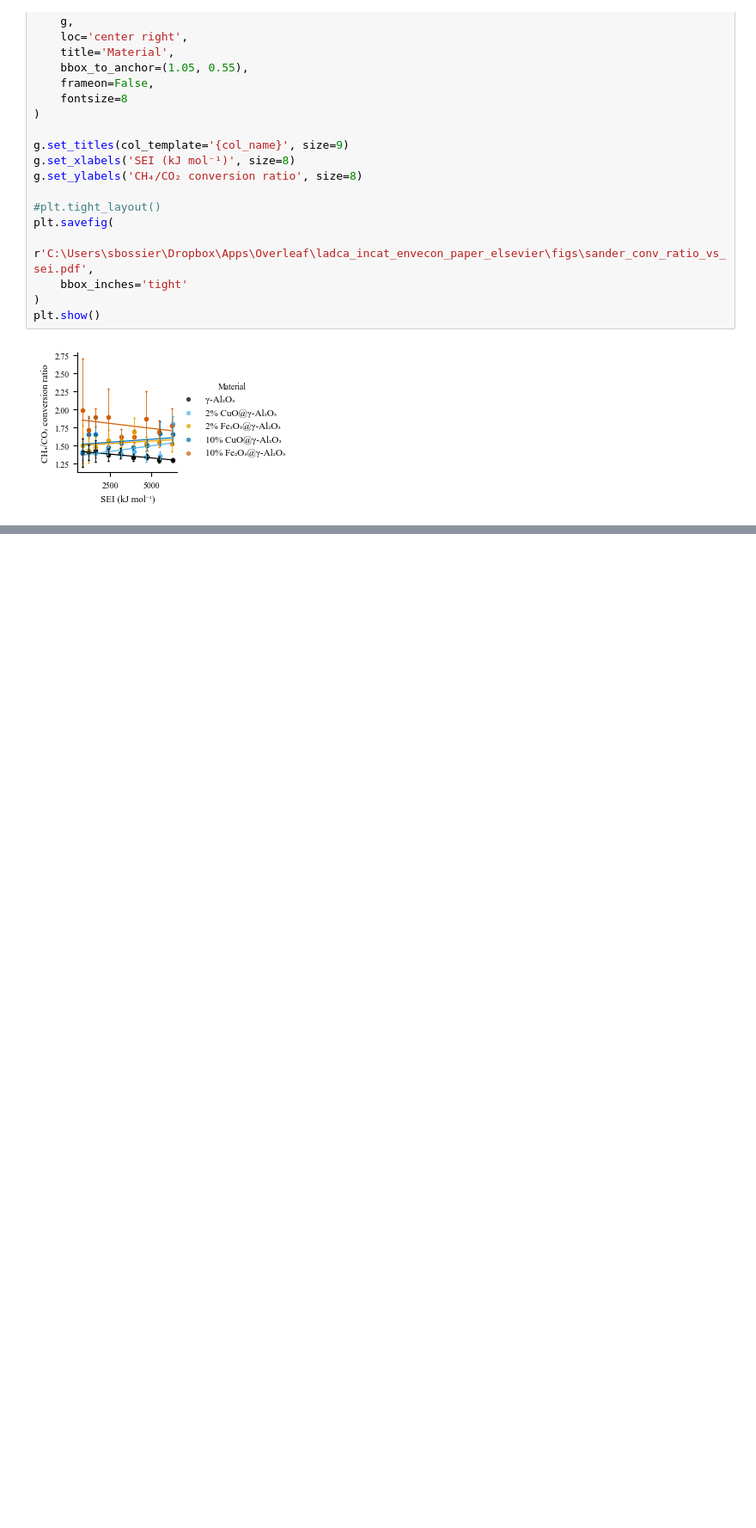
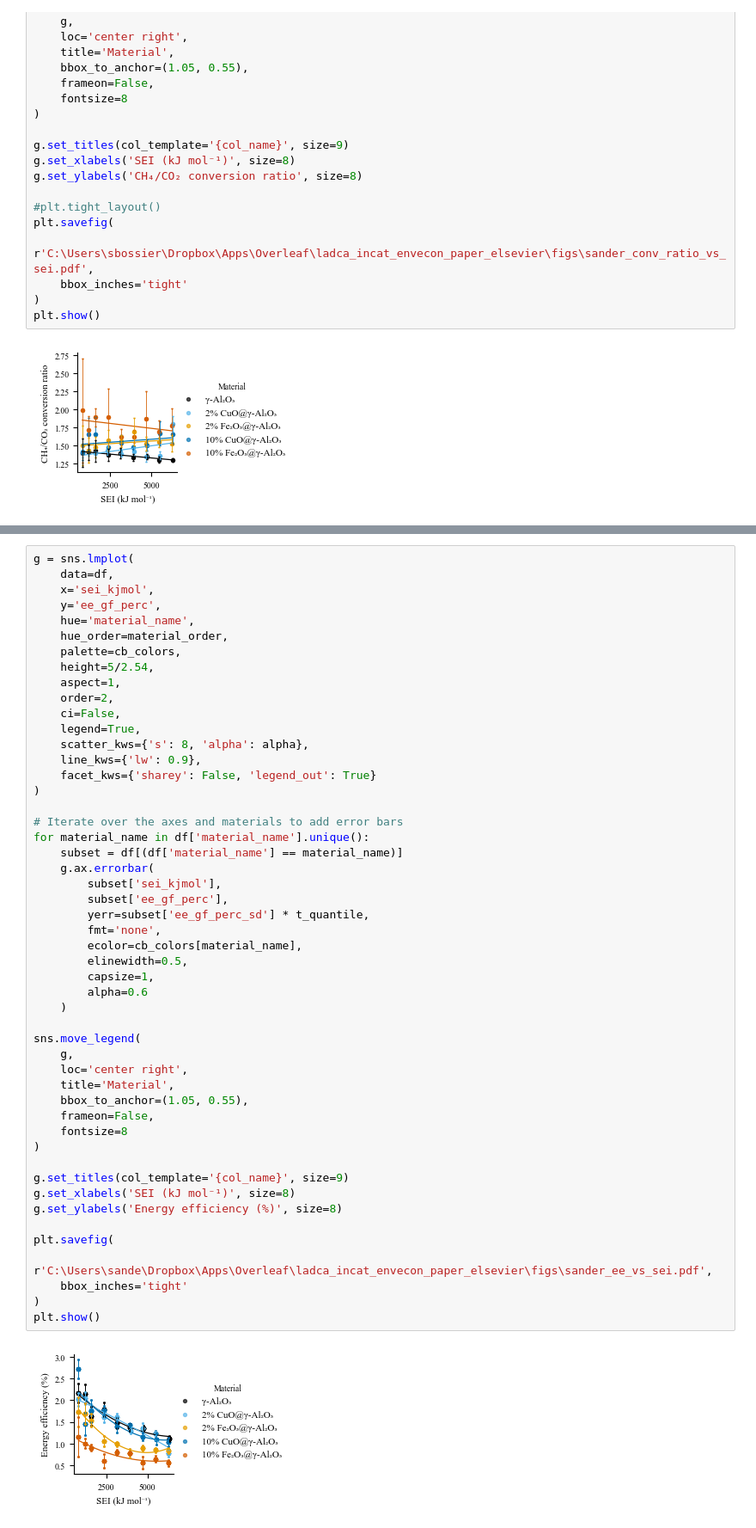
Before and after one commit to sbossier/ladca_incat_envecon_paper, a Jupyter notebook: ipynb/visualisation_chemical.ipynb, the cells around one changed output, grey strips where cells are left out. Shown at 86% size. Saved outputs shown, nothing was run; the diff lists cells and outputs as text; blank space fills up the shorter version.

Commit message:
add energy efficiency

```diff
--- a/ipynb/visualisation_chemical.ipynb
+++ b/ipynb/visualisation_chemical.ipynb
@@ -1796,0 +1809,52 @@ plt.show()
+# %%
+g = sns.lmplot(
+    data=df,
+    x='sei_kjmol',
+    y='ee_gf_perc',
+    hue='material_name',
+    hue_order=material_order,
+    palette=cb_colors,
+    height=5/2.54,
+    aspect=1,
+    order=2,
+    ci=False,
+    legend=True,
+    scatter_kws={'s': 8, 'alpha': alpha},
+    line_kws={'lw': 0.9},
+    facet_kws={'sharey': False, 'legend_out': True}
+)
+
+# Iterate over the axes and materials to add error bars
+for material_name in df['material_name'].unique():
+    subset = df[(df['material_name'] == material_name)]
+    g.ax.errorbar(
+        subset['sei_kjmol'],
+        subset['ee_gf_perc'],
+        yerr=subset['ee_gf_perc_sd'] * t_quantile,
+        fmt='none',
+        ecolor=cb_colors[material_name],
+        elinewidth=0.5,
+        capsize=1,
+        alpha=0.6
+    )
+
+sns.move_legend(
+    g,
+    loc='center right',
+    title='Material',
+    bbox_to_anchor=(1.05, 0.55),
+    frameon=False,
+    fontsize=8
+)
+
+g.set_titles(col_template='{col_name}', size=9)
+g.set_xlabels('SEI (kJ mol⁻¹)', size=8)
+g.set_ylabels('Energy efficiency (%)', size=8)
+
+plt.savefig(
+    r'C:\Users\sande\Dropbox\Apps\Overleaf\ladca_incat_envecon_paper_elsevier\figs\sander_ee_vs_sei.pdf',
+    bbox_inches='tight'
+)
+plt.show()
+# %% [output]
+[figure, added]
```
Also changed, not shown: parts of 3 cells of this notebook.
